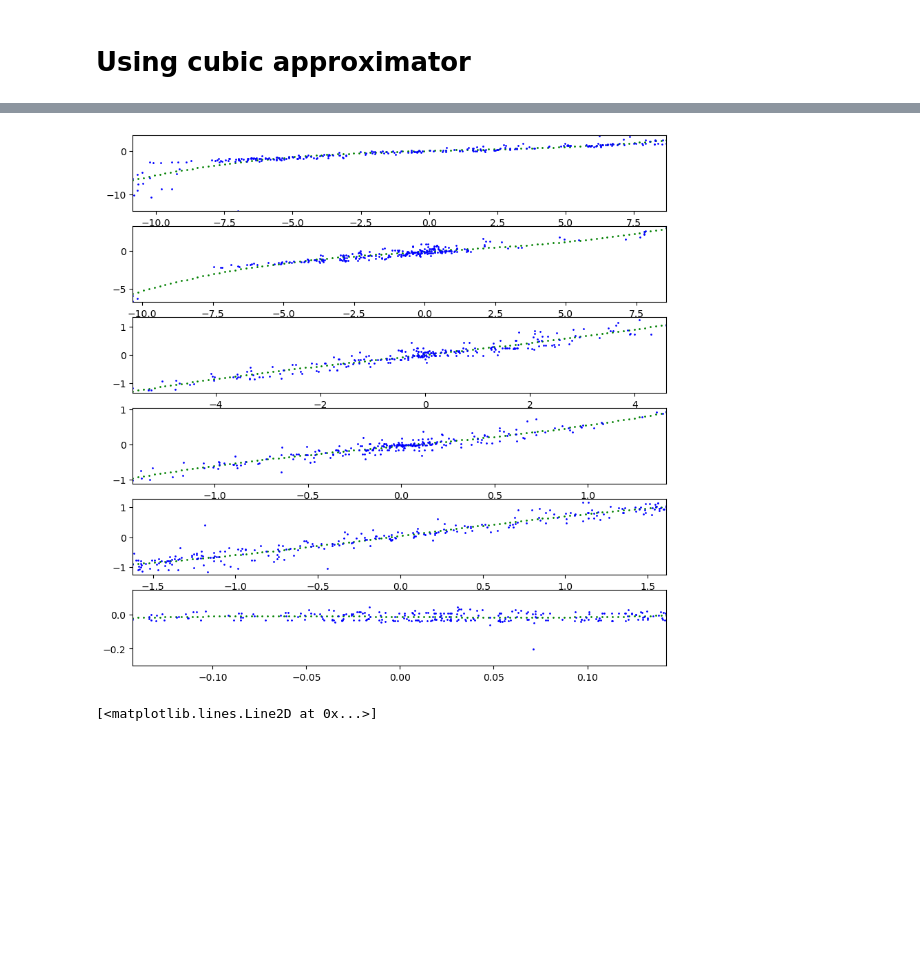
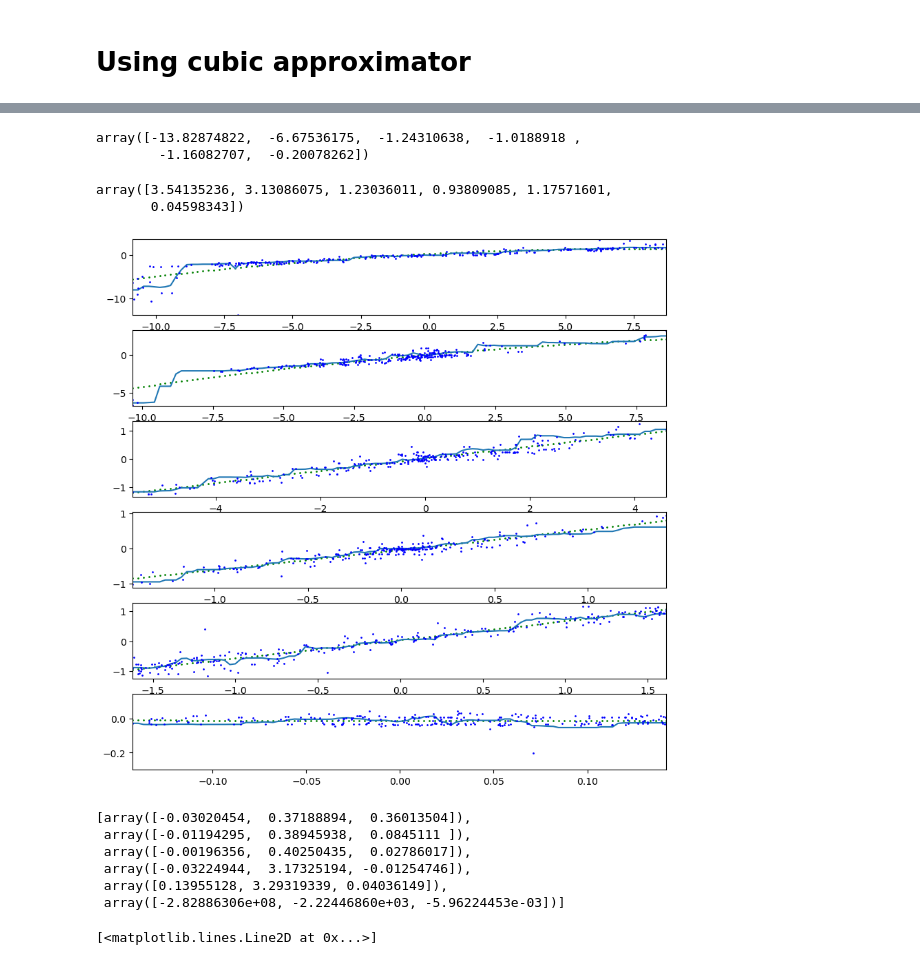
Before and after one commit to JafarAbdi/piper_ros, a Jupyter notebook: Untitled.ipynb, the cells around one changed output, grey strips where cells are left out. Saved outputs shown, nothing was run; the diff lists cells and outputs as text; code cells hidden in the pictures; blank space fills up the shorter version.

```diff
--- a/Untitled.ipynb
+++ b/Untitled.ipynb
@@ -14,8 +15,11 @@ from robot_descriptions import piper_mj_description
 # %%
 spec = mj.MjSpec.from_file(piper_mj_description.MJCF_PATH)
 # spec = mj.MjSpec.from_file(MJ_MODEL_PATH.as_posix())
+# spec = mj.MjSpec.from_file("/home/juruc/workspaces/r2/experimental/jafar/piper_meshes.xml")
 model = spec.compile()
 data = mj.MjData(model)
+
+JOINT_NAMES = ["joint1", "joint2", "joint3", "joint4", "joint5", "joint6"]
 joint_indices = [model.joint(name).id for name in JOINT_NAMES]
 qpos_indices = model.jnt_qposadr[joint_indices]
 qvel_indices = model.jnt_dofadr[joint_indices]
@@ -73,6 +77,21 @@ def cubic_gravity_tau(sim_torque, a, b, c, d):
       c * sim_torque +
       d
   )
+
+def quadratic_gravity_tau(sim_torque, b, c, d):
+  """A cubic adjustment of sim-predicted gravity torques."""
+  return (
+      b * sim_torque * sim_torque +
+      c * sim_torque +
+      d
+  )
+
+def linear_gravity_tau(sim_torque, c, d):
+  """A cubic adjustment of sim-predicted gravity torques."""
+  return (
+      c * sim_torque +
+      d
+  )
 # %%
 # gravcomp_data = []
 tau_calculated = [] # MJ calculated torques
@@ -102,0 +110,6 @@ opt_params
+# %%
+rf_models = {}
+for joint_index, joint_name in enumerate(JOINT_NAMES):
+  model = sklearn.ensemble.RandomForestRegressor(n_estimators=10)
+  model.fit(mj_gravity_compenstation_torques, gravity_compenstation_torques[:, joint_index])
+  rf_models[joint_name] = model
@@ -103,24 +125,49 @@ opt_params
+# %%
+gravity_compenstation_torques.min(axis=0)
+# %% [output]
+array([-13.82874822,  -6.67536175,  -1.24310638,  -1.0188918 ,
+        -1.16082707,  -0.20078262])
+# %%
+gravity_compenstation_torques.max(axis=0)
+# %% [output]
+array([3.54135236, 3.13086075, 1.23036011, 0.93809085, 1.17571601,
+       0.04598343])
 # %%
 fig, axes = plt.subplots(nrows=len(JOINT_NAMES), ncols=1, figsize=(10,10))
+cubic_parameters = []
 # joint_index = 3
+n_points = 100
+func = quadratic_gravity_tau
+torques_linspace = np.linspace(mj_gravity_compenstation_torques.min(axis=0), mj_gravity_compenstation_torques.max(axis=0), n_points)
 for joint_index in range(len(JOINT_NAMES)):
     opt_params = optimize.curve_fit(
-        cubic_gravity_tau,
+        func,
         mj_gravity_compenstation_torques[:, joint_index],
         gravity_compenstation_torques[:, joint_index],
-        p0=[0.0, 0.0, 1.0, 0.],
+        # p0=[0.0, 0.0, 1.0, 0.],
     )
+    cubic_parameters.append(opt_params[0])
     mj_torques = mj_gravity_compenstation_torques[:, joint_index]
-    torque_range = np.linspace(mj_torques.min(), mj_torques.max(), 100)
-
-    cubic_gravity_torques = cubic_gravity_tau(torque_range, *opt_params[0])
+    torque_range = np.linspace(mj_torques.min(), mj_torques.max(), n_points)
+    # np.linspace(qpos_range[:, 0], qpos_range[:, 1], n_points)
+    cubic_gravity_torques = func(torque_range, *opt_params[0])
     axes[joint_index].plot(torque_range, cubic_gravity_torques, 'go', markersize=1)
+    axes[joint_index].plot(torque_range, rf_models[JOINT_NAMES[joint_index]].predict(torques_linspace), markersize=1)
     axes[joint_index].plot(mj_torques, gravity_compenstation_torques[:, joint_index], 'bo', markersize=1)
     # Set limits for this subplot
     axes[joint_index].set_xlim([mj_torques.min(), mj_torques.max()])  # Set x-axis limits
     axes[joint_index].set_ylim([gravity_compenstation_torques[:, joint_index].min() - 0.1, gravity_compenstation_torques[:, joint_index].max() + 0.1])    # Set y-axis limits
 # %% [output]
-[figure, old version]
+[figure, new version]
+# %%
+cubic_parameters
+# %% [output]
+[array([-0.03020454,  0.37188894,  0.36013504]),
+ array([-0.01194295,  0.38945938,  0.0845111 ]),
+ array([-0.00196356,  0.40250435,  0.02786017]),
+ array([-0.03224944,  3.17325194, -0.01254746]),
+ array([0.13955128, 3.29319339, 0.04036149]),
+ array([-2.82886306e+08, -2.22446860e+03, -5.96224453e-03])]
 # %%
 joint_index = 5
 opt_params = optimize.curve_fit(
```
Also changed, not shown: parts of 4 cells of this notebook, 4 other files.
